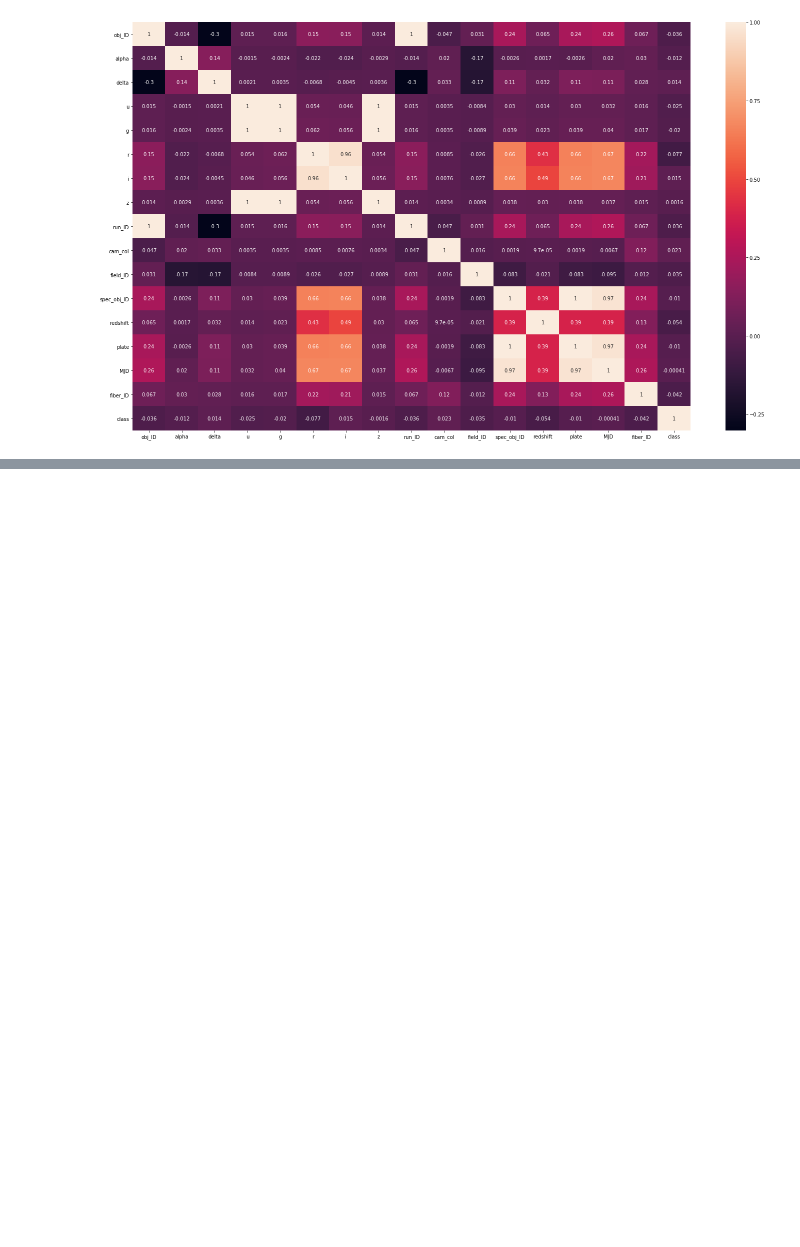
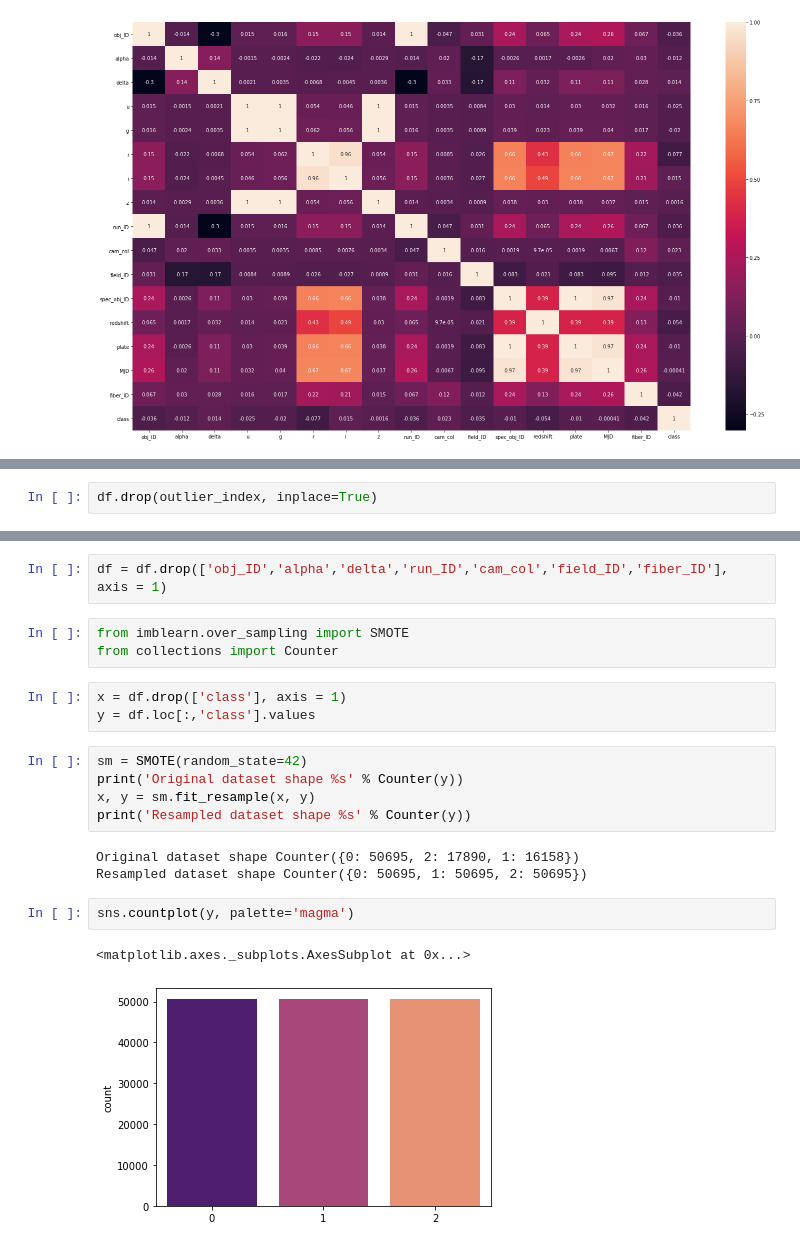
Before and after one commit to vedang9/Stellar-Classification, a Jupyter notebook: Untitled.ipynb, the cells around one changed output, grey strips where cells are left out. Cells and saved outputs as stored; diff of their text form; blank space fills up the shorter version.

Commit message:
SMOTE and Scaling

```diff
--- a/Untitled.ipynb
+++ b/Untitled.ipynb
@@ -156,0 +147,2 @@ NameError: name 'mall_customers' is not defined
+# %%
+df.drop(outlier_index, inplace=True)
@@ -156,0 +174,21 @@ NameError: name 'mall_customers' is not defined
+# %%
+df = df.drop(['obj_ID','alpha','delta','run_ID','cam_col','field_ID','fiber_ID'], axis = 1)
+# %%
+from imblearn.over_sampling import SMOTE
+from collections import Counter
+# %%
+x = df.drop(['class'], axis = 1)
+y = df.loc[:,'class'].values
+# %%
+sm = SMOTE(random_state=42)
+print('Original dataset shape %s' % Counter(y))
+x, y = sm.fit_resample(x, y)
+print('Resampled dataset shape %s' % Counter(y))
+# %% [output]
+Original dataset shape Counter({0: 50695, 2: 17890, 1: 16158})
+Resampled dataset shape Counter({0: 50695, 1: 50695, 2: 50695})
+# %%
+sns.countplot(y, palette='magma')
+# %% [output]
+<matplotlib.axes._subplots.AxesSubplot at 0x...>
+[figure, added]
```
Also changed, not shown: parts of 11 cells of this notebook, 2 other files.
